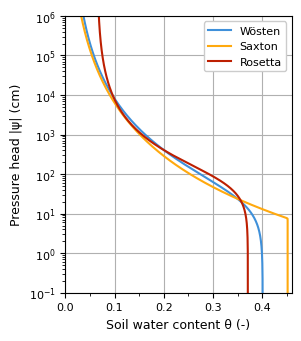
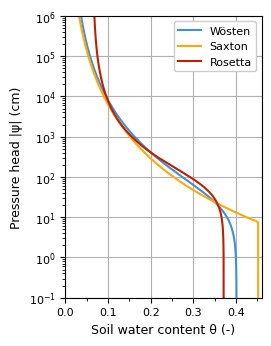
The notebook cell's code change between the first figure and the second:
--- before
+++ after
@@ -1,3 +1,3 @@
-fig, ax = plt.subplots(figsize=(2.9, 3.3), layout="constrained")
+fig, ax = plt.subplots(figsize=(2.6, 3.35), layout="constrained")
 pe.plot.swrc(wosten, label="Wösten", ax=ax)
 pe.plot.swrc(saxton, label="Saxton", ax=ax)
@@ -5,5 +5,6 @@
 ax.set_ylim(1e-2, 1e6)
 ax.set_xlim(0.0, 0.46)
-ax.set_xticks(np.arange(0.0, 0.5, 0.05), minor=True)
+ax.xaxis.set_minor_locator(mplticker.MultipleLocator(0.05))
+ax.xaxis.set_major_locator(mplticker.MultipleLocator(0.1))
 ax.legend(ncol=1, loc="upper right", frameon=True)
 ax.set_ylim(1e-1, 1e6)

Commit: final figure tweaking